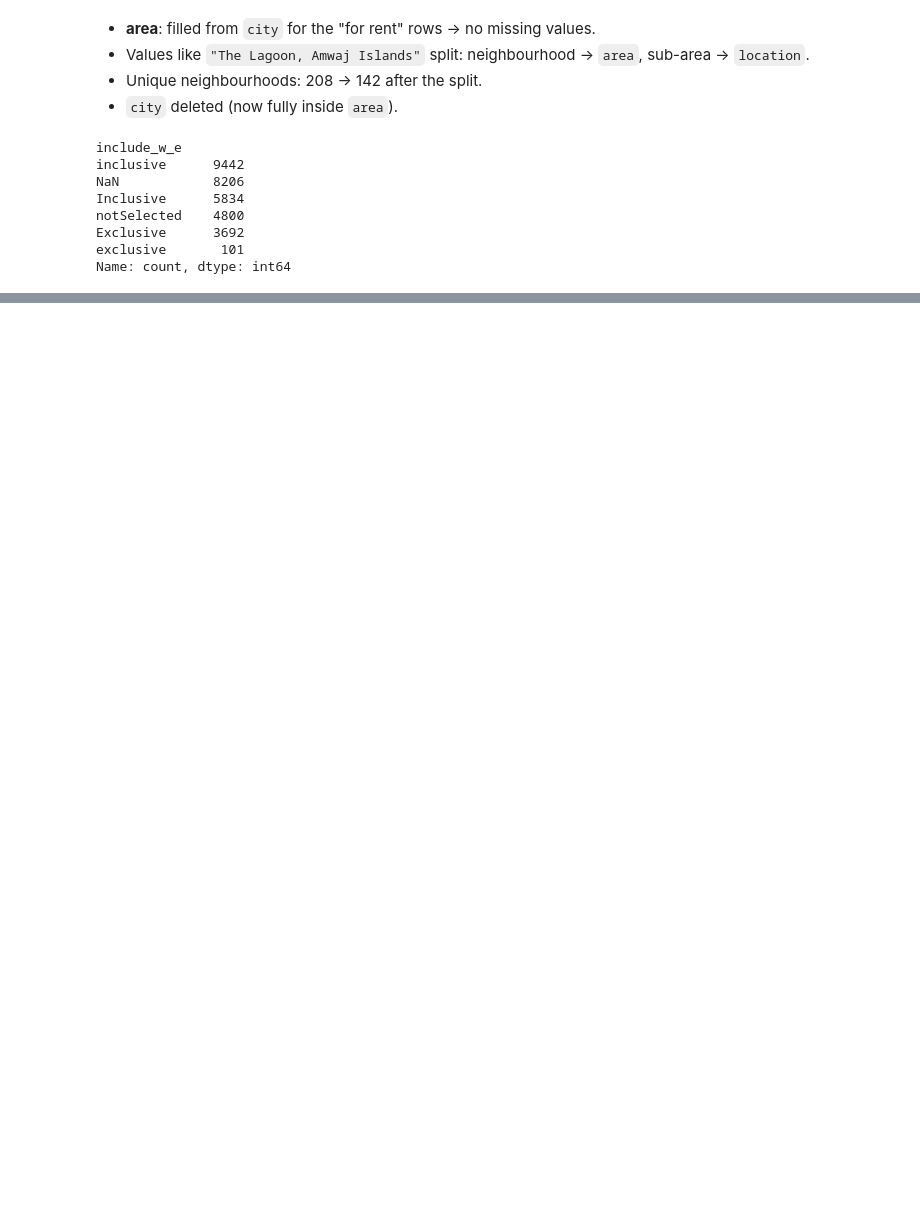
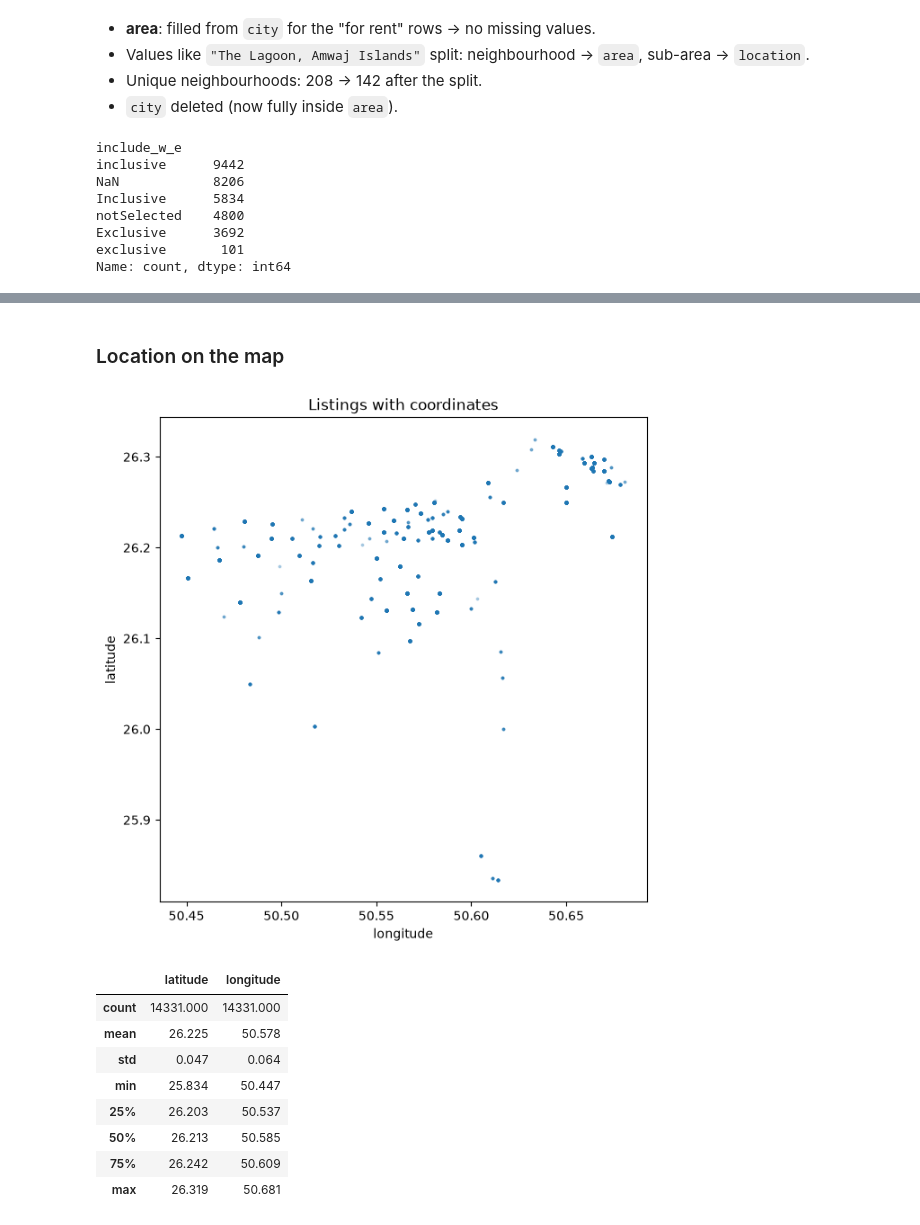
Before and after one commit to bahaaalf404/GA-Project3-Bahrain-Real-Estate, a Jupyter notebook: Notebook/main.ipynb, the cells around one changed output, grey strips where cells are left out. Saved outputs shown, nothing was run; the diff lists cells and outputs as text; code cells hidden in the pictures; blank space fills up the shorter version.

```diff
--- a/Notebook/main.ipynb
+++ b/Notebook/main.ipynb
@@ -481,0 +1074,24 @@ Name: count, dtype: int64
+# %% [markdown]
+### Location on the map
+# %%
+has_coordinates = train_df['latitude'].notna()
+
+plt.figure(figsize=(7, 7))
+plt.scatter(train_df.loc[has_coordinates, 'longitude'], train_df.loc[has_coordinates, 'latitude'], s=3, alpha=0.3)
+plt.xlabel('longitude')
+plt.ylabel('latitude')
+plt.title('Listings with coordinates')
+plt.show()
+
+train_df.loc[has_coordinates, ['latitude', 'longitude']].describe().round(3)
+# %% [output]
+[figure, added]
+|  | latitude | longitude |
+| count | 14331.000 | 14331.000 |
+| mean | 26.225 | 50.578 |
+| std | 0.047 | 0.064 |
+| min | 25.834 | 50.447 |
+| 25% | 26.203 | 50.537 |
+| 50% | 26.213 | 50.585 |
+| 75% | 26.242 | 50.609 |
+| max | 26.319 | 50.681 |
```
Also changed, not shown: parts of 119 cells of this notebook, 1 other file.
